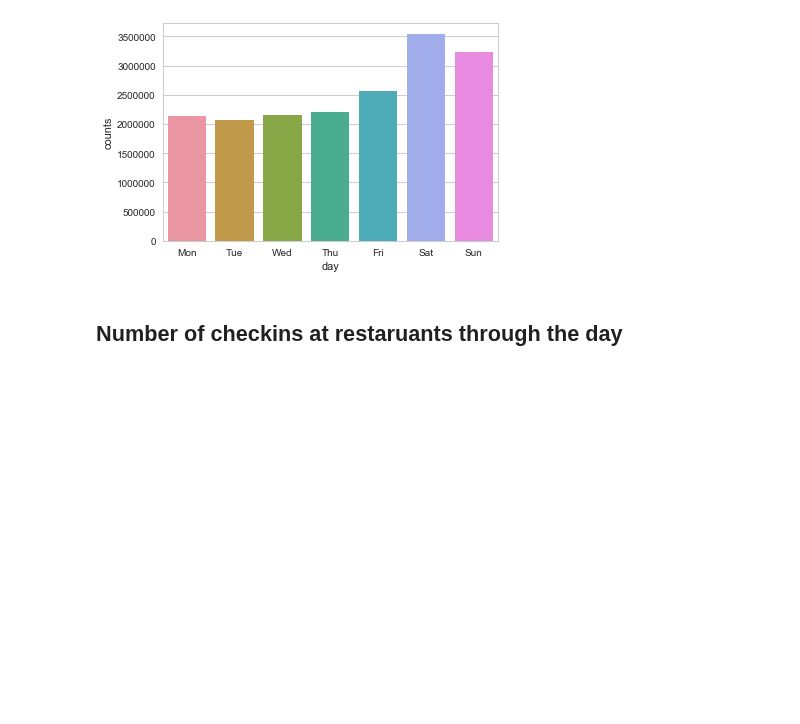
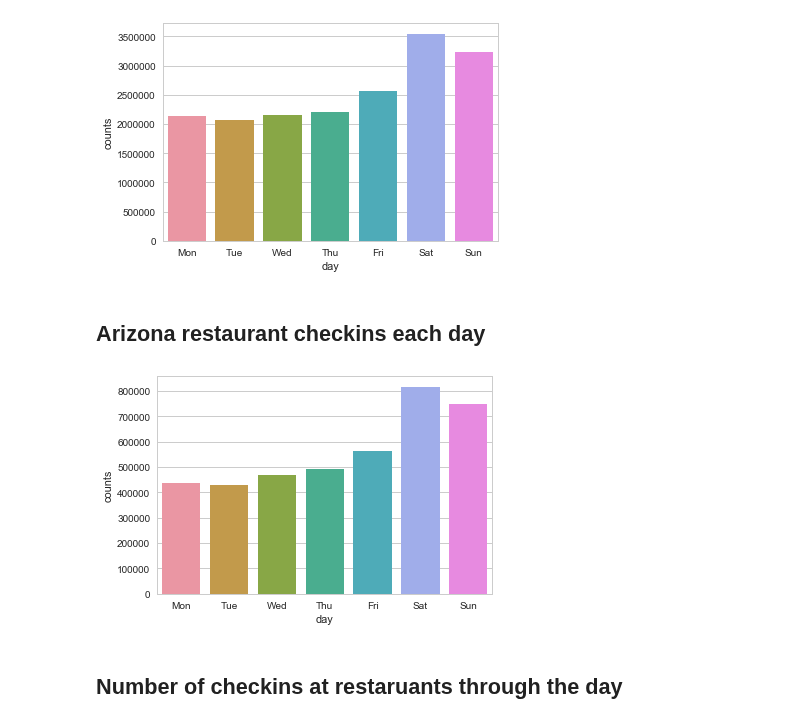
Before and after one commit to AstroBoy1/yelp-datasetchallenge, a Jupyter notebook: Statistics.ipynb, the cells around one changed output. Saved outputs shown, nothing was run; the diff lists cells and outputs as text; code cells hidden in the pictures; blank space fills up the shorter version.

Commit message:
AZ checkins

```diff
--- a/Statistics.ipynb
+++ b/Statistics.ipynb
@@ -233,3 +244,5 @@ print(df_checkin.head)
 157074                          {'Sat-6': 1, 'Sun-22': 1}
 
 [157075 rows x 2 columns]>
+# %%
+df_checkin_AZ_restaurants = pd.merge(az_restaurants_df, df_checkin, on='business_id', how='inner')
@@ -236,3 +265,21 @@ print(df_checkin.head)
 # %%
 day_counts = {'Mon':0, 'Tue':0, 'Wed':0, 'Thu':0, 'Fri':0, 'Sat':0, 'Sun':0}
 time_counts = {x:0 for x in range(24)}
+# %%
+day_counts_az = {'Mon':0, 'Tue':0, 'Wed':0, 'Thu':0, 'Fri':0, 'Sat':0, 'Sun':0}
+time_counts_az = {x:0 for x in range(24)}
+# %%
+c = 0
+num_rows = len(df_checkin_AZ_restaurants)
+num_rows = 100
+for i in range(0, num_rows):
+    time_checkins = df_checkin_AZ_restaurants['time'][i]
+    # print(time_checkins)
+    for k, v in time_checkins.items():
+        print("\n", "Key:", k)
+        print("Value:", v)
+        day_count = k.split('-')
+        print("Day count:", day_count)
+        time_counts_az[int(day_count[1])] += v
+        print(int(day_count[1]))
+        day_counts_az[day_count[0]] += v
@@ -285,6 +352,16 @@ sns.set(style="whitegrid")
 ax = sns.barplot(x="day", y="counts", data=day_counts_df)
 # %% [output]
 [figure]
+# %% [markdown]
+## Arizona restaurant checkins each day
+# %%
+az_day_counts_df = pd.DataFrame()
+az_day_counts_df['day'] = day_counts_az.keys()
+az_day_counts_df['counts'] = day_counts_az.values()
+sns.set(style="whitegrid")
+ax = sns.barplot(x="day", y="counts", data=az_day_counts_df)
+# %% [output]
+[figure, added]
 # %% [markdown]
 ## Number of checkins at restaruants through the day
 # %%
```
Also changed, not shown: parts of 10 cells of this notebook.
